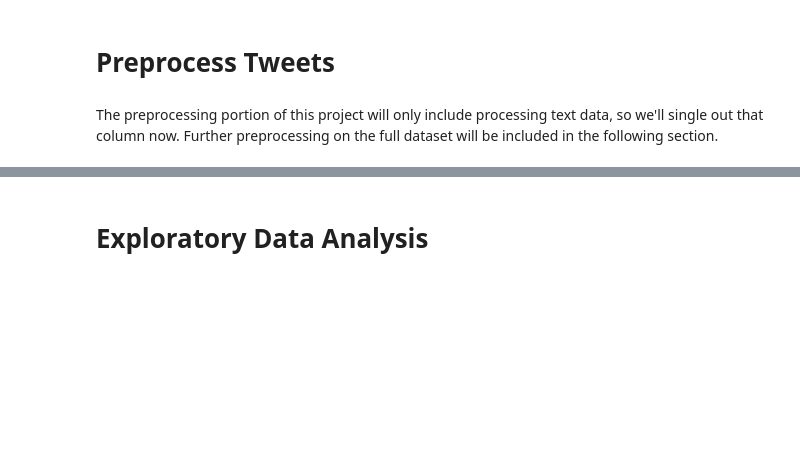
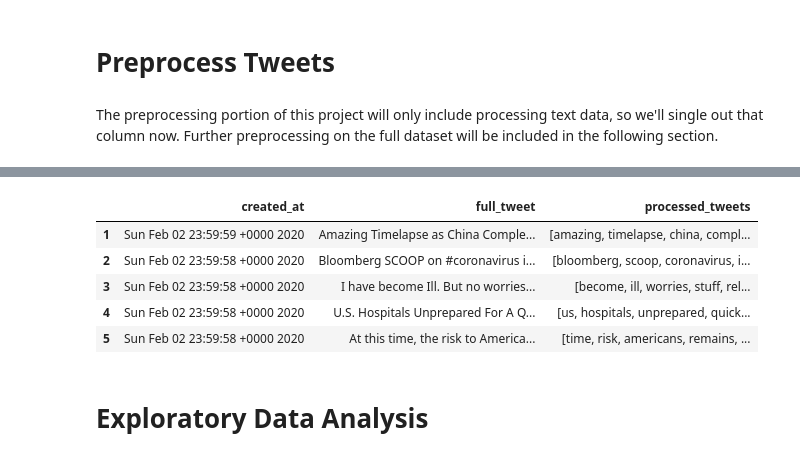
Before and after one commit to akelly66/COVID-Tweet-Sentiment, a Jupyter notebook: text-processing/COVID-tweet-NLP.ipynb, the cells around one changed output, grey strips where cells are left out. Cells and saved outputs as stored; diff of their text form; code cells hidden in the pictures; blank space fills up the shorter version.

```diff
--- a/text-processing/COVID-tweet-NLP.ipynb
+++ b/text-processing/COVID-tweet-NLP.ipynb
@@ -201,0 +183,18 @@ tokenized_tweet_test
+# %%
+def remove_url(tokenized_tweet):
+    '''
+    This function takes a tokenized tweet,
+    applies a regex search for a url,
+    removes the url, and returns
+    the tokenized tweet.
+    '''
+    url_re = re.compile(r'^https', re.IGNORECASE)
+    for word in tokenized_tweet:
+        if url_re.search(word) is not None:
+            tokenized_tweet.remove(word)
+        else:
+            continue
+    return tokenized_tweet
+
+no_url_test = remove_url(tokenized_tweet_test)
+no_url_test
@@ -202,3 +217,22 @@ tokenized_tweet_test
+# %%
+def process_tweet(tweet):
+
+    cleaned = clean_tweet(tweet)
+    tokenized = tokenize(cleaned)
+    processed_tweet = remove_url(tokenized)
+
+    return processed_tweet
+
+tweet_df['processed_tweets'] = tweet_df.full_tweet.apply(process_tweet)
+# %%
+tweet_df.head()
+# %% [output]
+|  | created_at | full_tweet | processed_tweets |
+| 1 | Sun Feb 02 23:59:59 +0000 2020 | Amazing Timelapse as China Comple... | [amazing, timelapse, china, compl... |
+| 2 | Sun Feb 02 23:59:58 +0000 2020 | Bloomberg SCOOP on #coronavirus i... | [bloomberg, scoop, coronavirus, i... |
+| 3 | Sun Feb 02 23:59:58 +0000 2020 | I have become Ill. But no worries... | [become, ill, worries, stuff, rel... |
+| 4 | Sun Feb 02 23:59:58 +0000 2020 | U.S. Hospitals Unprepared For A Q... | [us, hospitals, unprepared, quick... |
+| 5 | Sun Feb 02 23:59:58 +0000 2020 | At this time, the risk to America... | [time, risk, americans, remains, ... |
 # %% [markdown]
 # Exploratory Data Analysis
 # %%
```
Also changed, not shown: parts of 10 cells of this notebook.
